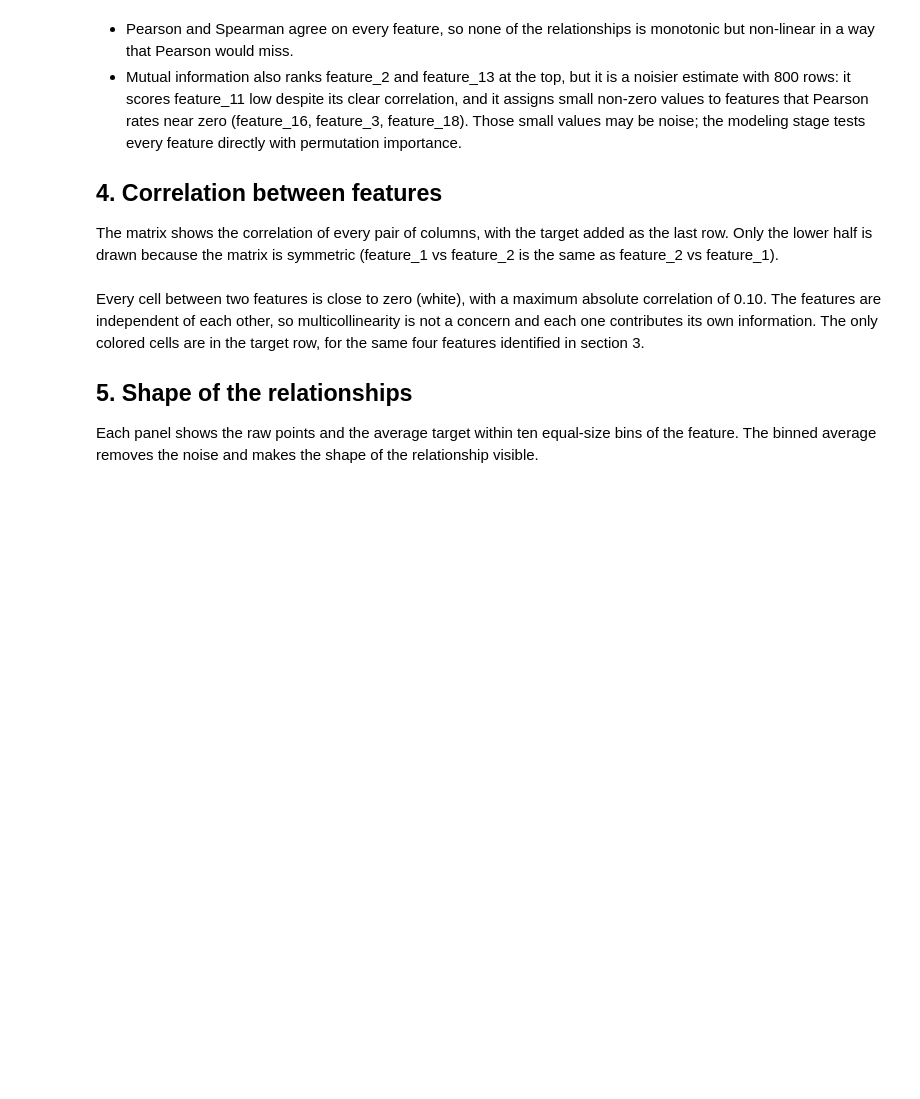
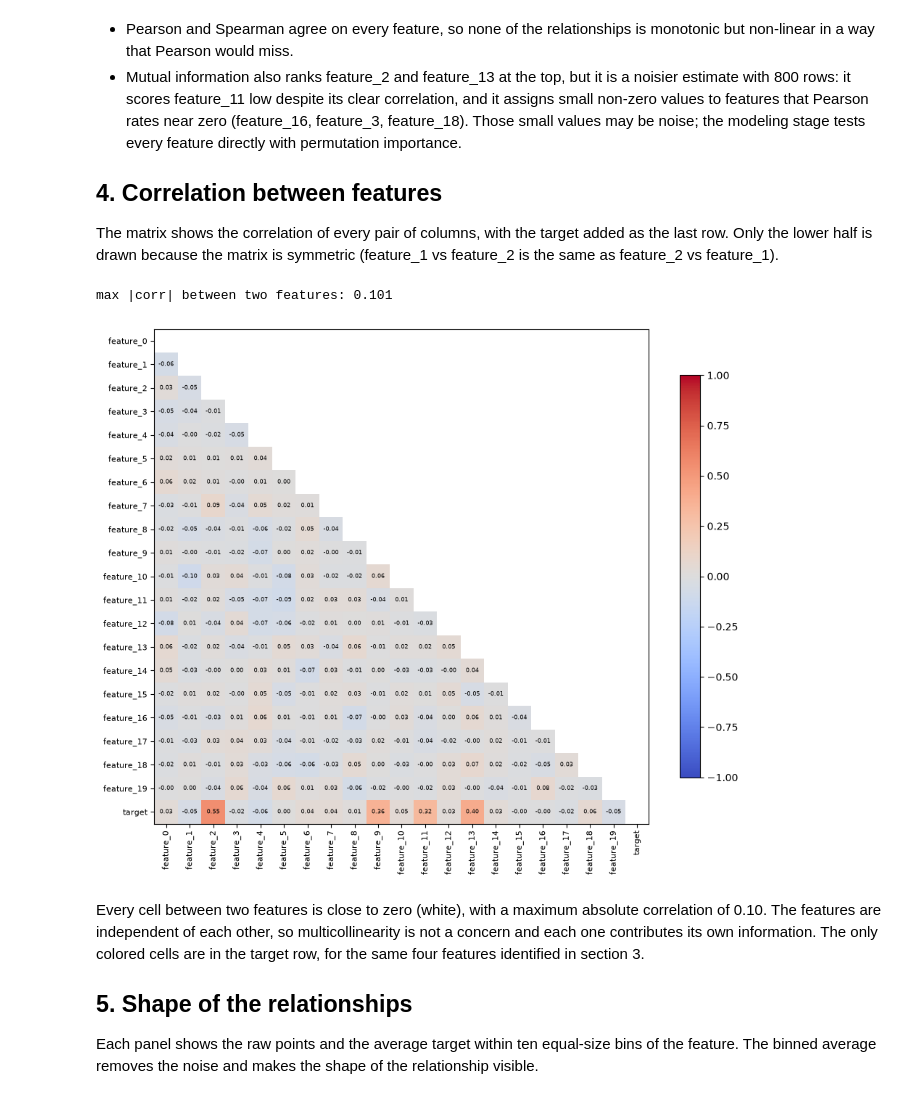
Before and after one commit to AnaaBohorquez/regression-batch-service, a Jupyter notebook: notebooks/01_eda.ipynb, the cells around one changed output. Saved outputs shown, nothing was run; the diff lists cells and outputs as text; code cells hidden in the pictures; blank space fills up the shorter version.

```diff
--- a/notebooks/01_eda.ipynb
+++ b/notebooks/01_eda.ipynb
@@ -133,19 +198,28 @@ as feature_2 vs feature_1).
 # %%
 cols = FEATURES + [TARGET]
 corr = train[cols].corr()
 upper = np.triu(np.ones_like(corr, dtype=bool))
 
 fig, ax = plt.subplots(figsize=(11, 9))
 im = ax.imshow(corr.mask(upper), cmap="coolwarm", vmin=-1, vmax=1)
 ax.set_xticks(range(len(cols)), cols, rotation=90, fontsize=8)
 ax.set_yticks(range(len(cols)), cols, fontsize=8)
 for i in range(len(cols)):
     for j in range(i):
-        ax.text(j, i, f"{corr.iloc[i, j]:.2f}", ha="center", va="center", fontsize=5.5)
+        ax.text(j,
+                i,
+                f"{corr.iloc[i, j]:.2f}",
+                ha="center",
+                va="center",
+                fontsize=5.5)
 fig.colorbar(im, shrink=0.8)
 
-between = corr.loc[FEATURES, FEATURES].where(~np.eye(len(FEATURES), dtype=bool)).abs()
+between = corr.loc[FEATURES,
+                   FEATURES].where(~np.eye(len(FEATURES), dtype=bool)).abs()
 print("max |corr| between two features:", round(between.max().max(), 3))
+# %% [output]
+max |corr| between two features: 0.101
+[figure, added]
 # %% [markdown]
 Every cell between two features is close to zero (white), with a maximum absolute correlation of 0.10.
 The features are independent of each other, so multicollinearity is not a concern and each one
```
Also changed, not shown: parts of 9 cells of this notebook, 2 other files.
